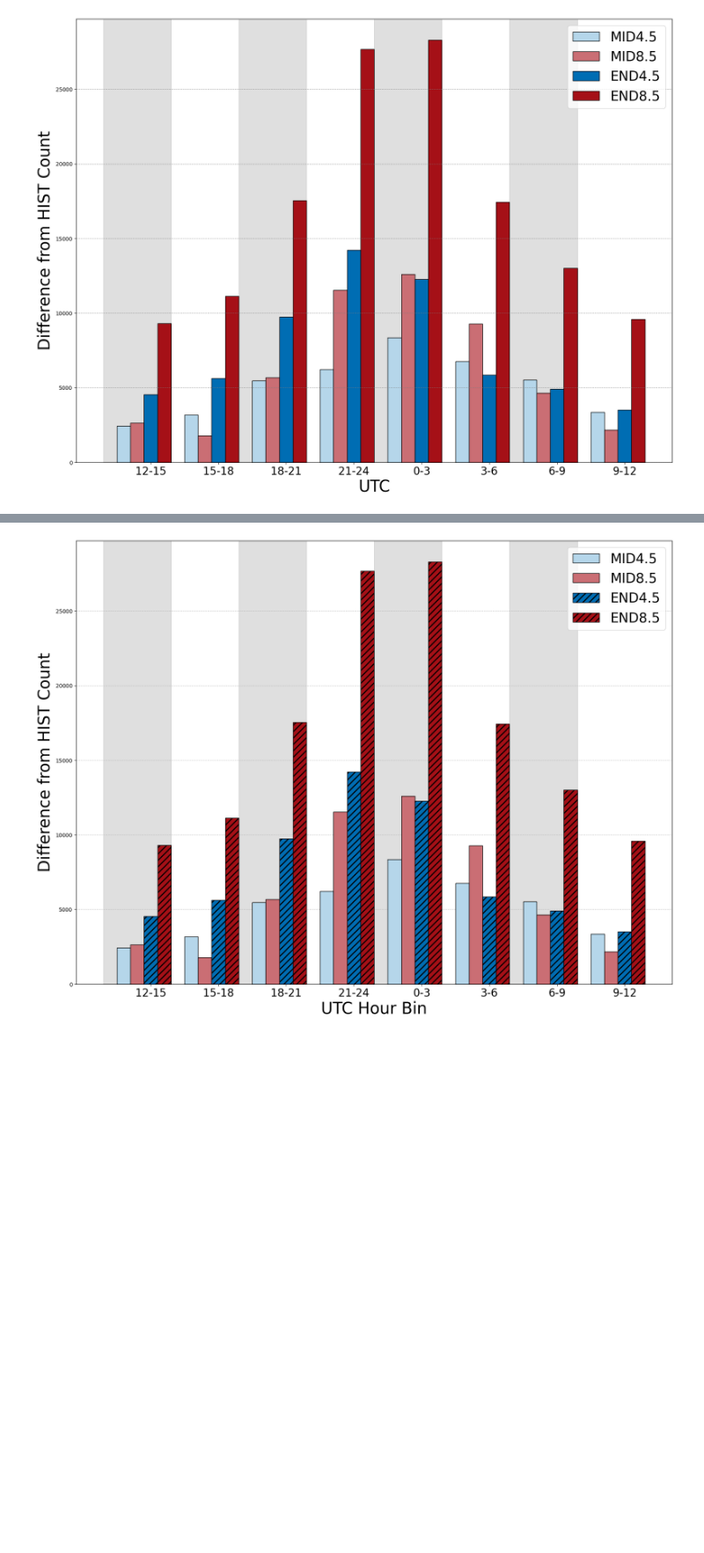
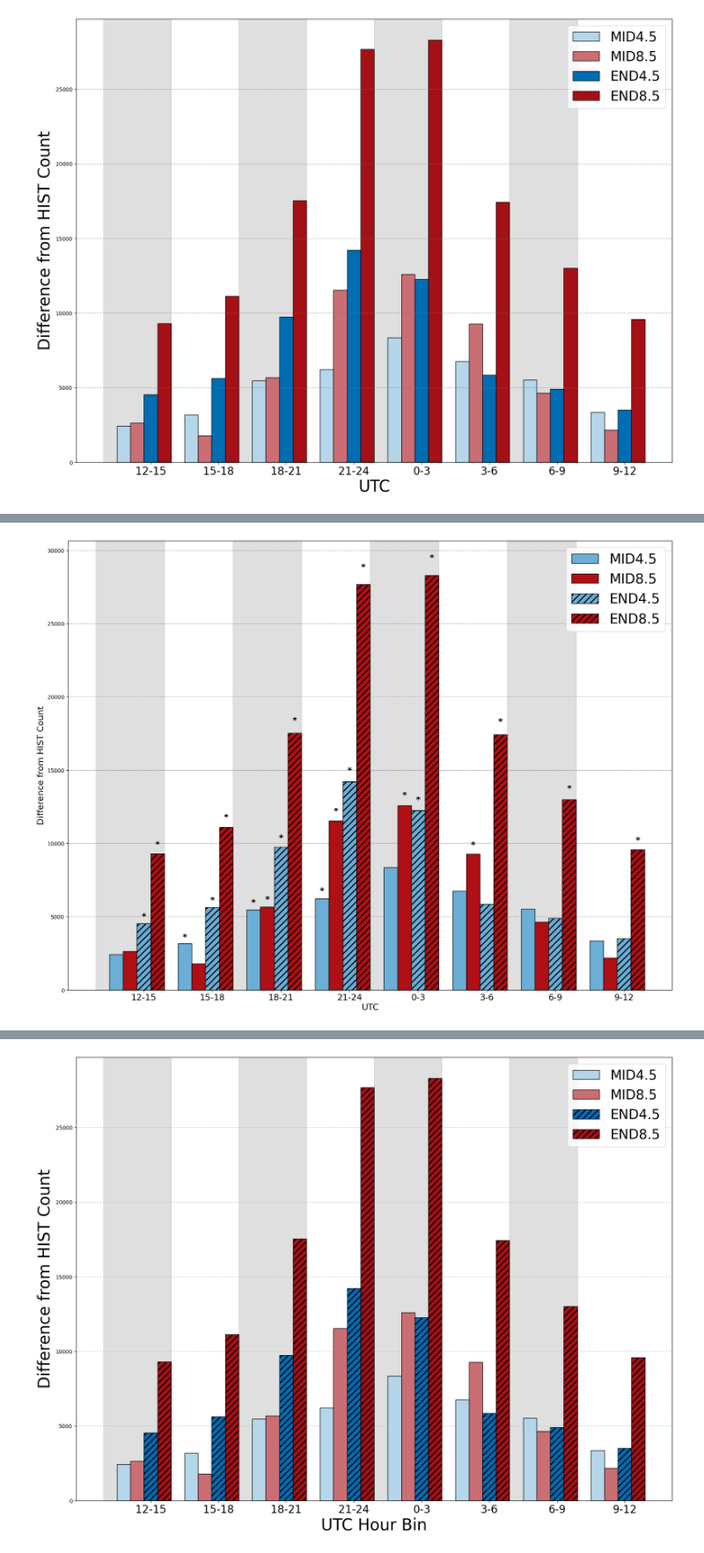
Before and after one commit to caitroufa/SYN_SERV, a Jupyter notebook: Code/Diurnal_Histograms.ipynb, the cells around one changed output, grey strips where cells are left out. Shown at 88% size. Saved outputs shown, nothing was run; the diff lists cells and outputs as text; code cells hidden in the pictures; blank space fills up the shorter version.

Commit message:
update diurnal sig testing

```diff
--- a/Code/Diurnal_Histograms.ipynb
+++ b/Code/Diurnal_Histograms.ipynb
@@ -378,0 +395,89 @@ plt.show()
+# %%
+# Mann-Whitney U vs HIST (2-sided), plot only p<0.05
+sig = {}
+for ep in epochs[1:]:  # skip HIST
+    A = per_epoch_counts['HIST']
+    B = per_epoch_counts[ep]
+    for b in bin_labels:
+        a = A[b].to_numpy()
+        bvals = B[b].to_numpy()
+        try:
+            stat, p = mannwhitneyu(a, bvals, alternative='two-sided')
+        except ValueError:
+            p = 1.0
+        sig[(ep, b)] = (p, '*' if p < 0.05 else '')
+# %%
+# plot 3 bin diurnal histogram wrt HIST + sig testing stars
+mpl.rcParams['hatch.linewidth'] = 2.0
+
+fig = plt.figure(figsize=(20, 15))
+
+# recompute counts & differences vs HIST
+binned_counts = {}
+for ep in epochs:
+    sub_df = locals()[f'df_{ep}'].copy()
+    sub_df['Hour_Bin'] = pd.cut(sub_df['New_Hour'], bins=bins, labels=bin_labels, right=False)
+    binned_counts[ep] = sub_df.groupby('Hour_Bin').size().reindex(bin_labels).fillna(0).astype(int)
+
+hist_counts = binned_counts['HIST']
+differences = {ep: (binned_counts[ep] - hist_counts) for ep in epochs[1:]}
+
+width = 0.2
+x = np.arange(len(bin_labels))
+epoch_labels_adjusted = ['MID4.5','MID8.5','END4.5','END8.5']
+
+bar_positions = {}
+for i, ep in enumerate(epochs[1:]):
+    label = epoch_labels_adjusted[i]
+    vals = differences[ep].values.astype(float)
+    hatch = hatch_styles.get(label, '')
+    bars = plt.bar(x + i * width, vals, width=width,
+                   label=label,
+                   color=colors[label],
+                   edgecolor='k',
+                   hatch=hatch,
+                   zorder=3)
+    bar_positions[ep] = bars
+
+plt.xticks(x + width * 2, bin_labels, fontsize=16)
+plt.xlabel('UTC', fontsize=16)
+plt.ylabel('Difference from HIST Count', fontsize=16)
+plt.legend(fontsize=25)
+plt.grid(axis='y', color='grey', linestyle='--', alpha=0.7, zorder=1)
+
+# background shading
+for i in range(len(bin_labels)):
+    if i % 2 == 0:
+        plt.axvspan(i - 0.7 + width * len(epochs[1:]) / 2,
+                    i + 0.3 + width * len(epochs[1:]) / 2,
+                    color='grey', alpha=0.25, zorder=-1)
+
+# add stars for p<0.05
+ymax = 0
+for i, ep in enumerate(epochs[1:]):
+    bars = bar_positions[ep]
+    for j, rect in enumerate(bars):
+        bin_lab = bin_labels[j]
+        p, star = sig[(ep, bin_lab)]
+        if star:  # only annotate when p<0.05
+            h = rect.get_height()
+            x_center = rect.get_x() + rect.get_width()/2
+            if h >= 0:
+                y = h + 0.03*abs(h) + 50
+                va = 'bottom'
+            else:
+                y = h - 0.03*abs(h) - 50
+                va = 'top'
+            plt.text(x_center, y, star, ha='center', va=va,
+                     fontsize=16, fontweight='bold', color='k', zorder=5)
+            ymax = max(ymax, y)
+
+# adjust ylim so stars aren’t clipped
+curr_ymin, curr_ymax = plt.ylim()
+plt.ylim(curr_ymin, max(curr_ymax, ymax*1.05 if np.isfinite(ymax) else curr_ymax))
+
+# plt.title('Diurnal SCS Count Difference vs HIST (3-hr bins)', fontsize=16)
+plt.savefig('../Plots/diurnal_relative_bin_sig.png', format='png', dpi=500, bbox_inches='tight')
+plt.show()
+# %% [output]
+[figure, added]
```
Also changed, not shown: parts of 8 cells of this notebook.
